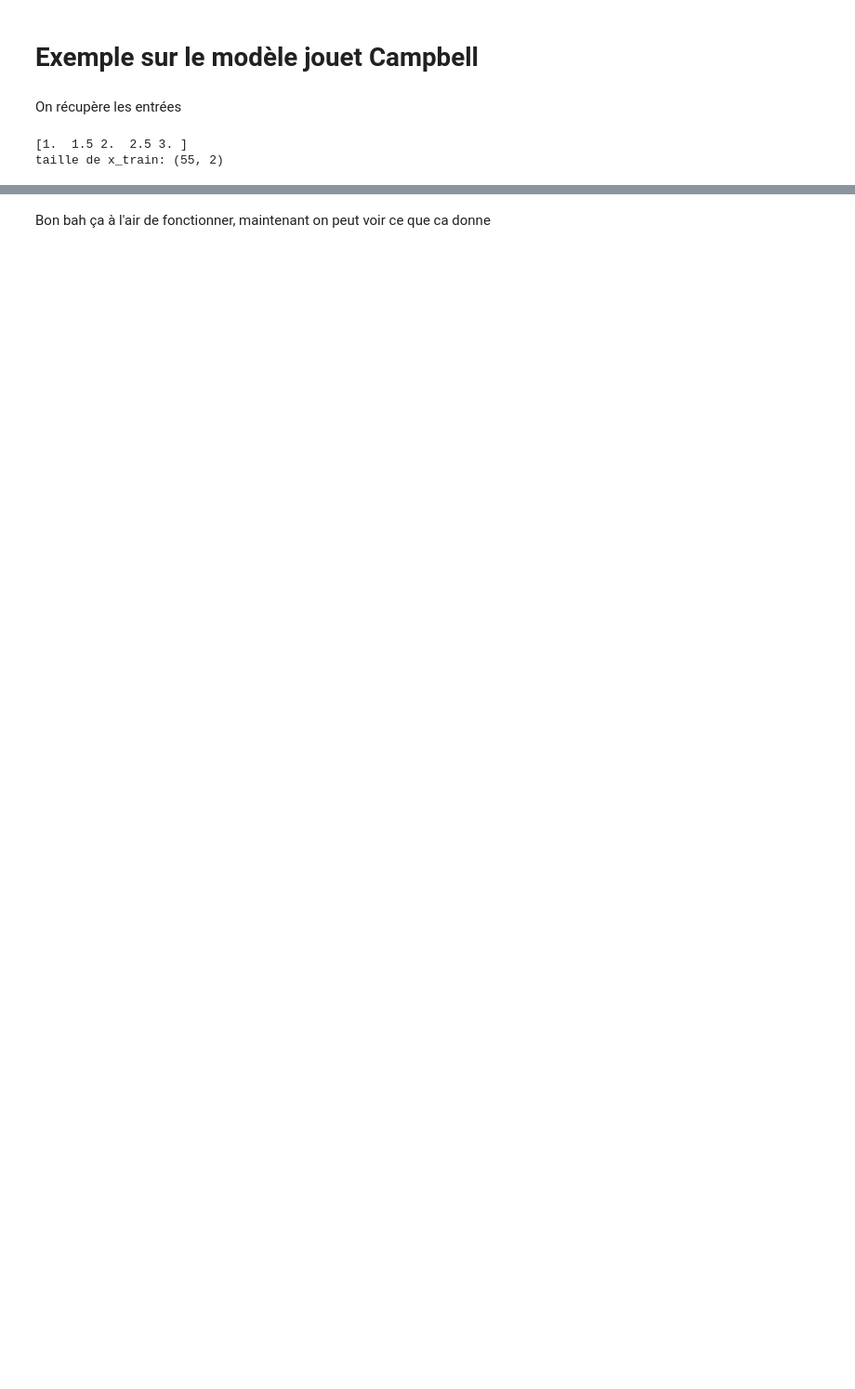
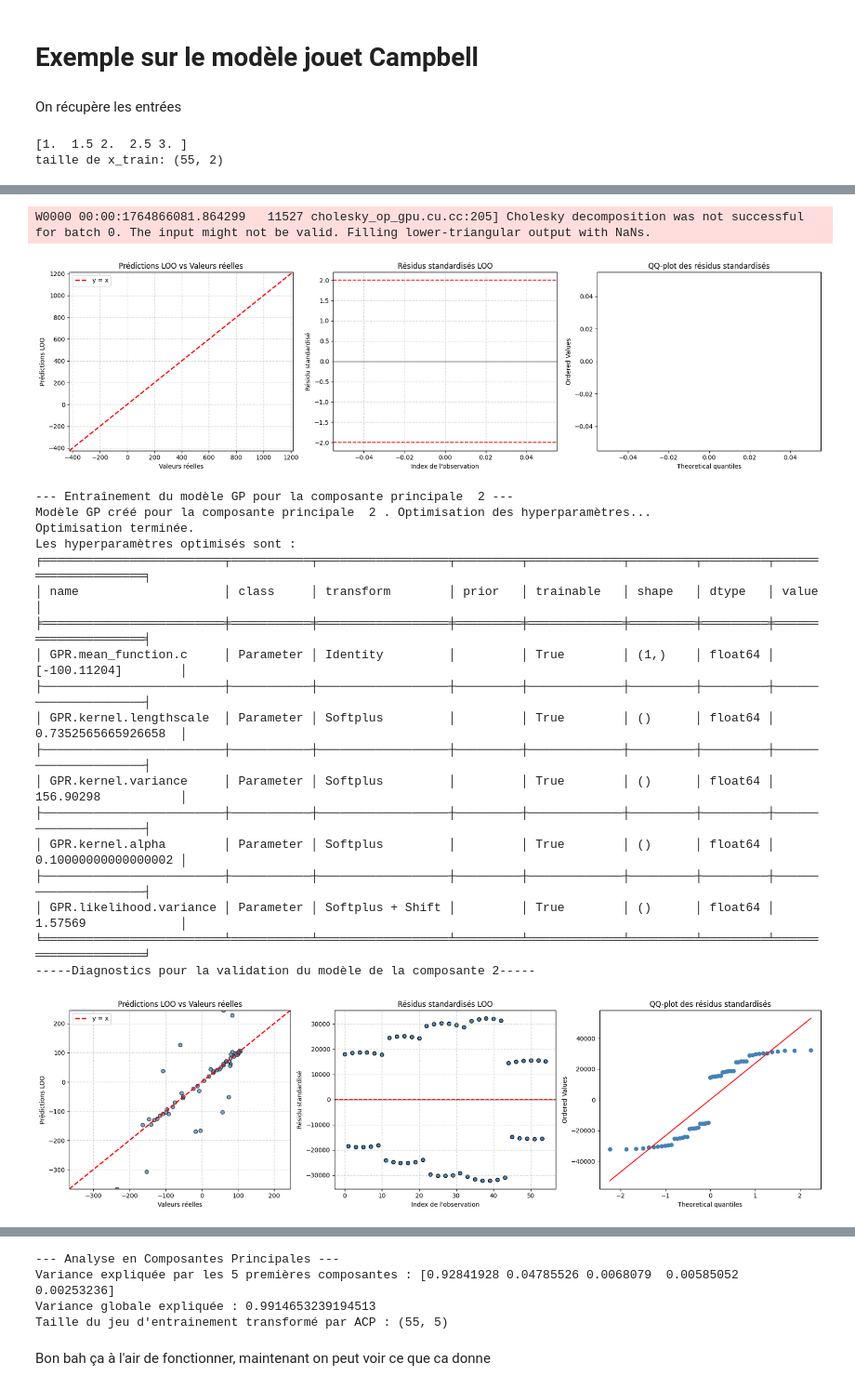
Before and after one commit to Viictordvd/Vigilance-Vagues-Submersion, a Jupyter notebook: Saint_Malo_scalar_inputs.ipynb, the cells around one changed output, grey strips where cells are left out. Shown at 93% size. Cells and saved outputs as stored; diff of their text form; code cells hidden in the pictures; blank space fills up the shorter version.

```diff
--- a/Saint_Malo_scalar_inputs.ipynb
+++ b/Saint_Malo_scalar_inputs.ipynb
@@ -27,7 +28,13 @@ taille de x_train: (55, 2)
 # %%
 base_folder = "data_malo_GP"
 
-y_train = []
+# On récupère le nombre de cellules terrestres
+cell_info = np.fromfile(os.path.join(base_folder, "scattered_land_data.bin"),
+                        dtype=">f8").reshape(-1, 5)
+n_cells = cell_info.shape[0]
+
+y_train_H_max = []
+y_train_H_moyenne = []
 
 for hs in hs_list:
     for msl in msl_list:
@@ -35,12 +42,23 @@ for hs in hs_list:
         folder_name = f"run_msl_{msl:.1f}_hs_{hs:.1f}"
         file_path = os.path.join(base_folder, folder_name, "scattered_map_final.bin")
 
-        # Lecture du fichier binaire
-        data = np.fromfile(file_path, dtype=np.float32)
+        if not os.path.exists(file_path):
+            print("⚠️ Fichier manquant :", file_path)
+            Hmax = np.full(n_cells, np.nan)
+            Hmoyenne = np.full(n_cells, np.nan)
+        else:
+            # Lecture correcte du binaire (big-endian float64)
+            data = np.fromfile(file_path, dtype=">f8").reshape(-1, 3)
 
+            # Colonnes : [ID_global, Hmax_T, Hmean_T]
+            Hmax = data[:, 1]   # Hauteur max
+            Hmoyenne = data[:, 2]  # Hauteur moyenne
 
-        y_train.append(data)
+        y_train_H_max.append(Hmax)
+        y_train_H_moyenne.append(Hmoyenne)
+y_train_Hmax = np.array(y_train_H_max)
+y_train_H_moyenne = np.array(y_train_H_moyenne)
 
-y_train = np.array(y_train)
-print("Taille de y_train :", y_train.shape)
+print("Taille de y_train_Hmax :", y_train_Hmax.shape)
+print("Taille de y_train_H_moyenne :", y_train_H_moyenne.shape)
 # %% [output]
@@ -85,3 +91,5 @@ nb extrêmes  : 0
+# %%
+y_train = y_train_Hmax #y_train_H_moyenne
 # %%
 n_pc = 5  # On choisit arbitrairement le nombre de composantes principales (d'après la thèse, 5 semble un bon compromis)
 theta = 3 # On choisit arbitrairement la valeur de theta
@@ -92,7 +100,7 @@ kernel = gpflow.kernels.SquaredExponential(lengthscales=param[0], variance=param
 # %%
 # ACP
 ACP = model_class.ACP_classique(n_pc,[theta,sigma])
-ACP.train(x_train,y_train_clean,kernel_fn=kernel)
+ACP.train(x_train,y_train,kernel_fn=kernel,verbose=True)
 # %% [output]
 --- Entraînement du modèle GP pour la composante principale  1 ---
 Modèle GP créé pour la composante principale  1 . Optimisation des hyperparamètres...
@@ -113,0 +123,21 @@ Taille du jeu d'entrainement transformé par ACP : (55, 5)
+W0000 00:00:1764866081.864299   11527 cholesky_op_gpu.cu.cc:205] Cholesky decomposition was not successful for batch 0. The input might not be valid. Filling lower-triangular output with NaNs.
+[figure, added]
+--- Entraînement du modèle GP pour la composante principale  2 ---
+Modèle GP créé pour la composante principale  2 . Optimisation des hyperparamètres...
+Optimisation terminée.
+Les hyperparamètres optimisés sont :
+╒═════════════════════════╤═══════════╤══════════════════╤═════════╤═════════════╤═════════╤═════════╤═════════════════════╕
+│ name                    │ class     │ transform        │ prior   │ trainable   │ shape   │ dtype   │ value               │
+╞═════════════════════════╪═══════════╪══════════════════╪═════════╪═════════════╪═════════╪═════════╪═════════════════════╡
+│ GPR.mean_function.c     │ Parameter │ Identity         │         │ True        │ (1,)    │ float64 │ [-100.11204]        │
+├─────────────────────────┼───────────┼──────────────────┼─────────┼─────────────┼─────────┼─────────┼─────────────────────┤
+│ GPR.kernel.lengthscale  │ Parameter │ Softplus         │         │ True        │ ()      │ float64 │ 0.7352565665926658  │
+├─────────────────────────┼───────────┼──────────────────┼─────────┼─────────────┼─────────┼─────────┼─────────────────────┤
+│ GPR.kernel.variance     │ Parameter │ Softplus         │         │ True        │ ()      │ float64 │ 156.90298           │
+├─────────────────────────┼───────────┼──────────────────┼─────────┼─────────────┼─────────┼─────────┼─────────────────────┤
+│ GPR.kernel.alpha        │ Parameter │ Softplus         │         │ True        │ ()      │ float64 │ 0.10000000000000002 │
+├─────────────────────────┼───────────┼──────────────────┼─────────┼─────────────┼─────────┼─────────┼─────────────────────┤
+│ GPR.likelihood.variance │ Parameter │ Softplus + Shift │         │ True        │ ()      │ float64 │ 1.57569             │
+╘═════════════════════════╧═══════════╧══════════════════╧═════════╧═════════════╧═════════╧═════════╧═════════════════════╛
+-----Diagnostics pour la validation du modèle de la composante 2-----
+[figure, added]
@@ -114,3 +201,7 @@ Taille du jeu d'entrainement transformé par ACP : (55, 5)
+--- Analyse en Composantes Principales ---
+Variance expliquée par les 5 premières composantes : [0.92841928 0.04785526 0.0068079  0.00585052 0.00253236]
+Variance globale expliquée : 0.9914653239194513
+Taille du jeu d'entrainement transformé par ACP : (55, 5)
 # %% [markdown]
 Bon bah ça à l'air de fonctionner, maintenant on peut voir ce que ca donne
 # %%
```
Also changed, not shown: parts of 12 cells of this notebook.
